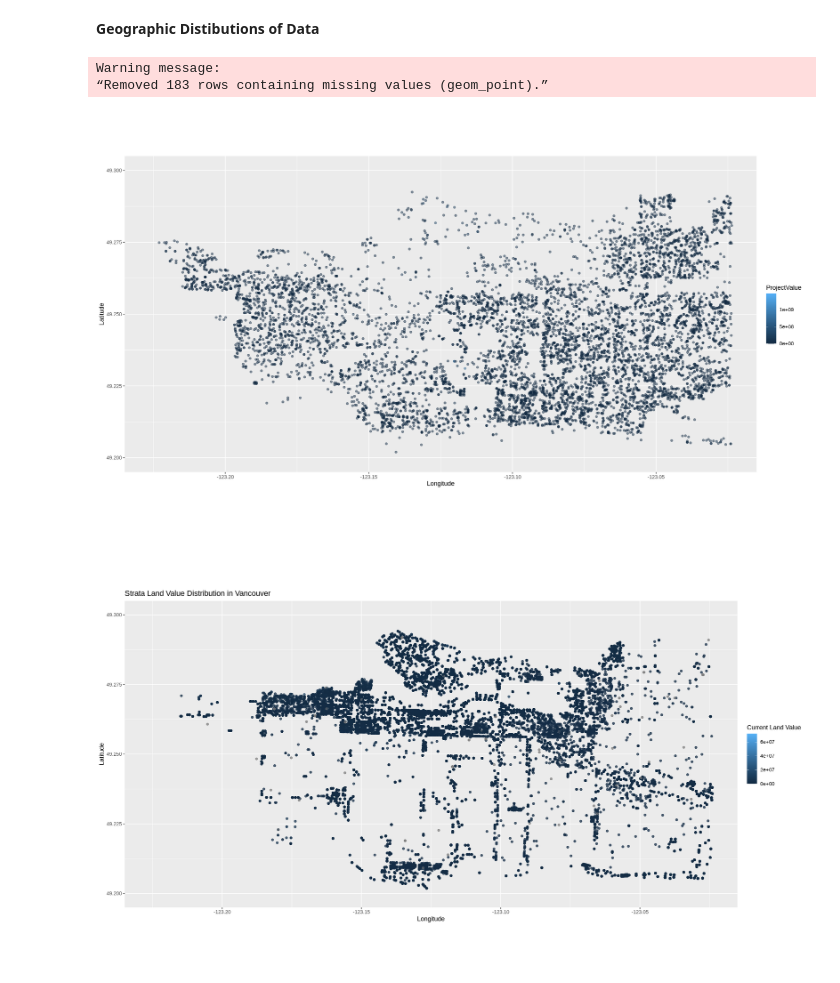
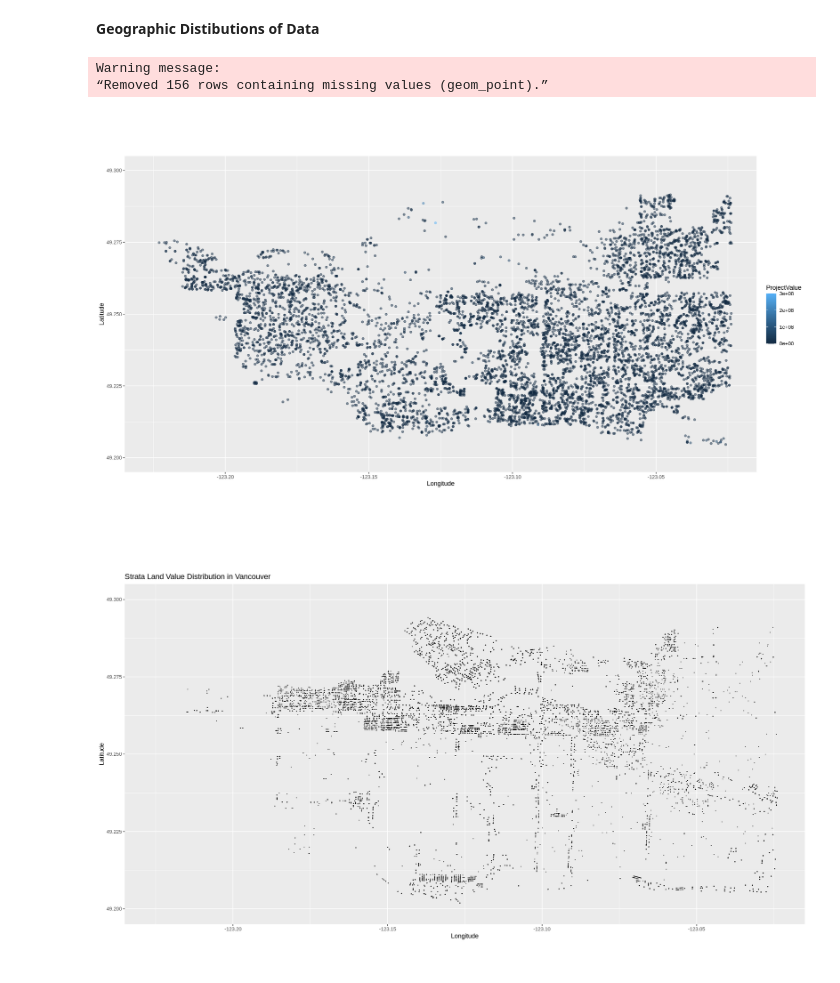
Before and after one commit to halarii/dsci100-2023s1-group-44, a Jupyter notebook: exploratory-analysis.ipynb, the cells around one changed output. Saved outputs shown, nothing was run; the diff lists cells and outputs as text; code cells hidden in the pictures.

```diff
--- a/exploratory-analysis.ipynb
+++ b/exploratory-analysis.ipynb
@@ -100,27 +89,28 @@ bperm_plot <- bperm_df |>
                 mutate(long = as.double(long)) |>
                 mutate(ProjectValue = as.double(ProjectValue)) |>
                 filter(TypeOfWork == "New Building") |>
+                filter(PropertyUse == "Dwelling Uses") |>
                 ggplot(aes(x=long,y=lat,color=ProjectValue)) +
                 geom_point(alpha = 0.5) +
                 coord_fixed(ratio = 1, xlim = c(-123.225,-123.025), ylim = c(49.20, 49.30), expand = TRUE, clip = "on") +
-                labs(x = "Longitude", y = "Latitude")
+                labs(x = "Longitude", y = "Latitude", title = )
 
 bperm_plot
 # %% [output]
 Warning message:
-“Removed 183 rows containing missing values (geom_point).”
+“Removed 156 rows containing missing values (geom_point).”
-[figure, old version]
+[figure, new version]
 # %%
 ## Property Tax Plot
 options(repr.plot.width = 17, repr.plot.height =10)
 ptax_plot <- ptax_df_merged |>
                 mutate(lat = as.double(lat)) |>
                 mutate(long = as.double(long)) |>
                 filter(LEGAL_TYPE == "STRATA") |>
-                ggplot(aes(x=long,y=lat,color=CURRENT_LAND_VALUE)) +
-                geom_point(alpha = 0.5) +
+                ggplot(aes(x=long,y=lat)) +
+                geom_point(alpha = 0.5, size = 0.025) +
                 coord_fixed(ratio = 1, xlim = c(-123.225,-123.025), ylim = c(49.20, 49.30), expand = TRUE, clip = "on") +
                 labs(x = "Longitude", y = "Latitude", color = "Current Land Value", title = "Strata Land Value Distribution in Vancouver")
 ptax_plot
 # %% [output]
-[figure, old version]
+[figure, new version]
```
Also changed, not shown: parts of 3 cells of this notebook.
